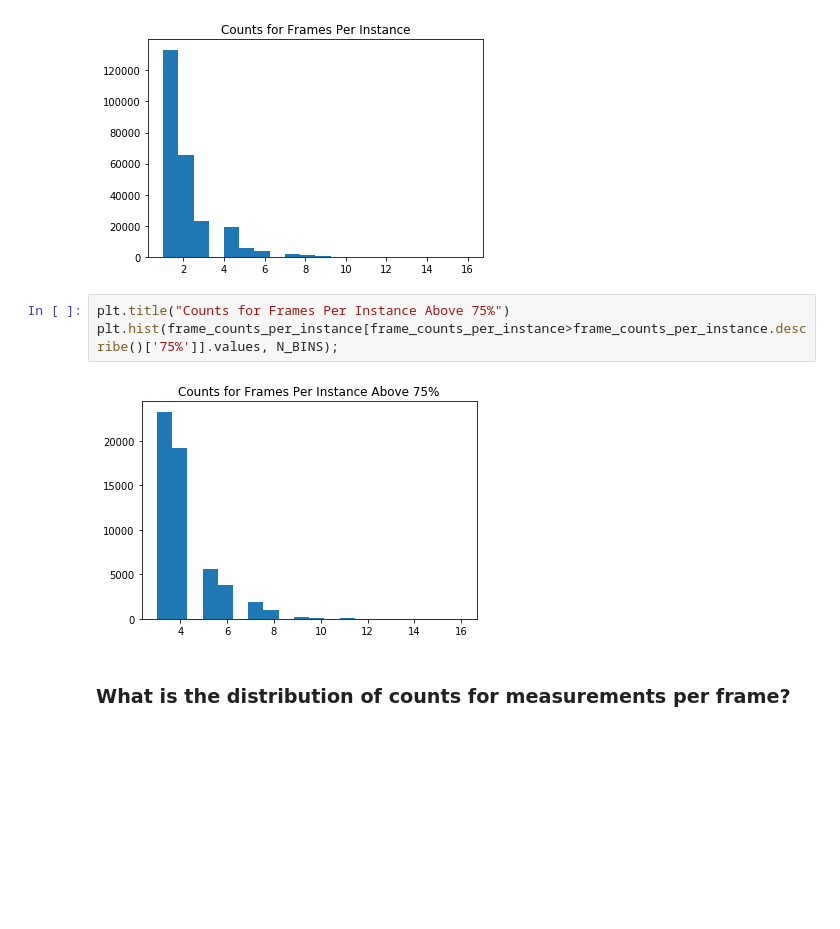
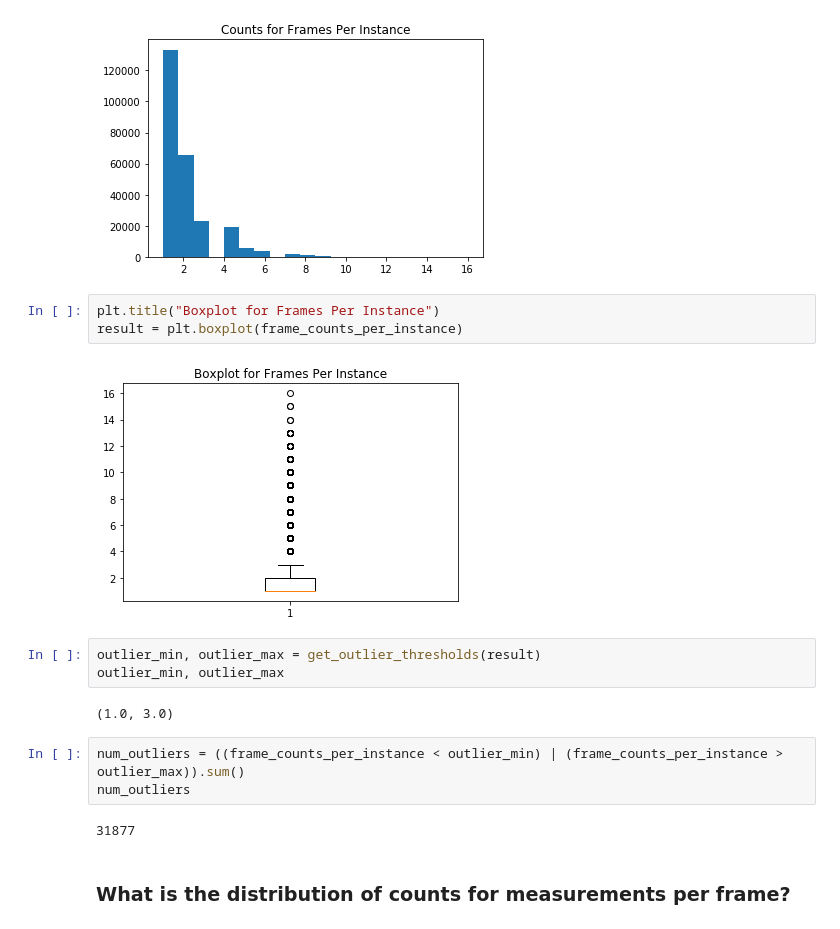
Before and after one commit to dssg/usal_echo_public, a Jupyter notebook: notebooks/20190626_YN_measurement_eda.ipynb, the cells around one changed output. Cells and saved outputs as stored; diff of their text form; blank space fills up the shorter version.

```diff
--- a/notebooks/20190626_YN_measurement_eda.ipynb
+++ b/notebooks/20190626_YN_measurement_eda.ipynb
@@ -360,10 +399,20 @@ plt.hist(frame_counts_per_instance.values, N_BINS);
 # %% [output]
 [figure]
 # %%
-plt.title("Counts for Frames Per Instance Above 75%")
-plt.hist(frame_counts_per_instance[frame_counts_per_instance>frame_counts_per_instance.describe()['75%']].values, N_BINS);
+plt.title("Boxplot for Frames Per Instance")
+result = plt.boxplot(frame_counts_per_instance)
 # %% [output]
-[figure, old version]
+[figure, new version]
+# %%
+outlier_min, outlier_max = get_outlier_thresholds(result)
+outlier_min, outlier_max
+# %% [output]
+(1.0, 3.0)
+# %%
+num_outliers = ((frame_counts_per_instance < outlier_min) | (frame_counts_per_instance > outlier_max)).sum()
+num_outliers
+# %% [output]
+31877
 # %% [markdown]
 ### What is the distribution of counts for measurements per frame?
 # %%
```
Also changed, not shown: parts of 16 cells of this notebook.
